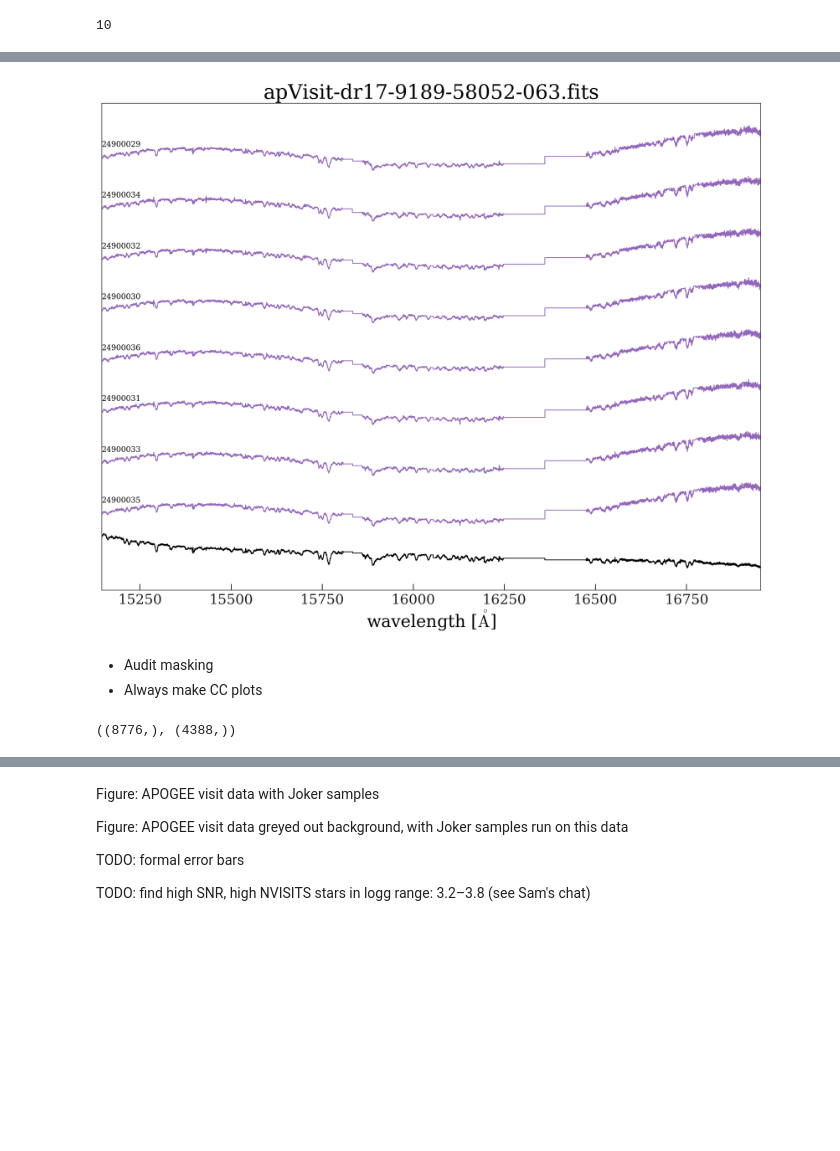
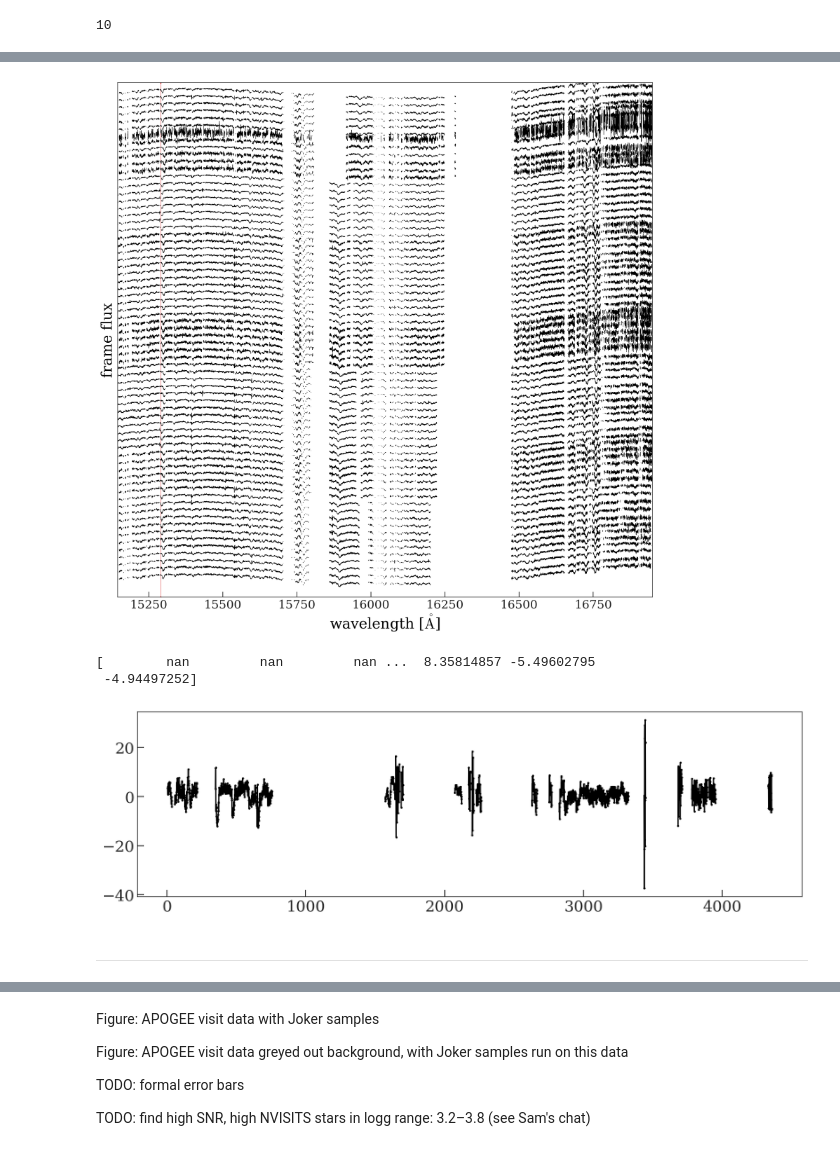
Before and after one commit to adrn/FunDepartment, a Jupyter notebook: notebooks/Run-on-visits.ipynb, the cells around one changed output, grey strips where cells are left out. Drawn from its saved outputs; the diff is of its cells as text; code cells hidden in the pictures; blank space fills up the shorter version.

```diff
--- a/notebooks/Run-on-visits.ipynb
+++ b/notebooks/Run-on-visits.ipynb
@@ -93,17 +101,34 @@ for visit in visits:
+# %%
+all_frame_spectra = {}
+for visit in visits:
+    frame_spectra = visit.get_frame_spectra(percentile_clip=True)
+    all_frame_spectra.update(frame_spectra)
+
+fig, ax = plt.subplots(1, 1, figsize=(12, 12))
+
+for i, k in enumerate(sorted(list(all_frame_spectra.keys()))):
+    s = apply_masks(all_frame_spectra[k], fillnan=True)
+
+    ax.plot(s.wavelength,
+            s.flux / np.nanmedian(s.flux) + i/4,
+            marker='', lw=0.5,
+            drawstyle='steps-mid', color='k')
+ax.axvline(15290, alpha=1, zorder=-10, lw=0.5, color='tab:red')
+ax.set_xlim(15145, 16950)
+ax.set_ylim(0.25, 18)
+
+ax.set_xlabel(f'wavelength [{u.angstrom:latex_inline}]')
+ax.set_yticks([])
+ax.set_ylabel('frame flux')
+
+fig.set_facecolor('w')
+fig.tight_layout()
+# %% [output]
+[figure, added]
 # %%
-for visit in visits:
-    fig, filename = plot_visit_frames(visit)
-    fig.set_facecolor('w')
+# for visit in visits:
+#     fig, filename = plot_visit_frames(visit)
+#     fig.set_facecolor('w')
 
-    filename.parent.mkdir(exist_ok=True, parents=True)
-    fig.savefig(filename, dpi=250)
-    break
+#     filename.parent.mkdir(exist_ok=True, parents=True)
+#     fig.savefig(filename, dpi=250)
-# %% [output]
-[figure, removed]
-# %% [markdown]
-- Audit masking
-- Always make CC plots
-# %%
-normed_ref_spectrum.shape, s.shape
-# %% [output]
-((8776,), (4388,))
@@ -109,0 +283,10 @@ normed_ref_spectrum.shape, s.shape
+# %%
+bag_of_hacks_cross_correlate(
+    masked_s, normed_ref_spectrum,
+    K_half=7, dv=dv, v0=visit['VREL']*u.km/u.s)
+# %% [output]
+[        nan         nan         nan ...  8.35814857 -5.49602795
+ -4.94497252]
+[figure, added]
+# %% [markdown]
+---
```
Also changed, not shown: parts of 15 cells of this notebook, 4 other files.
